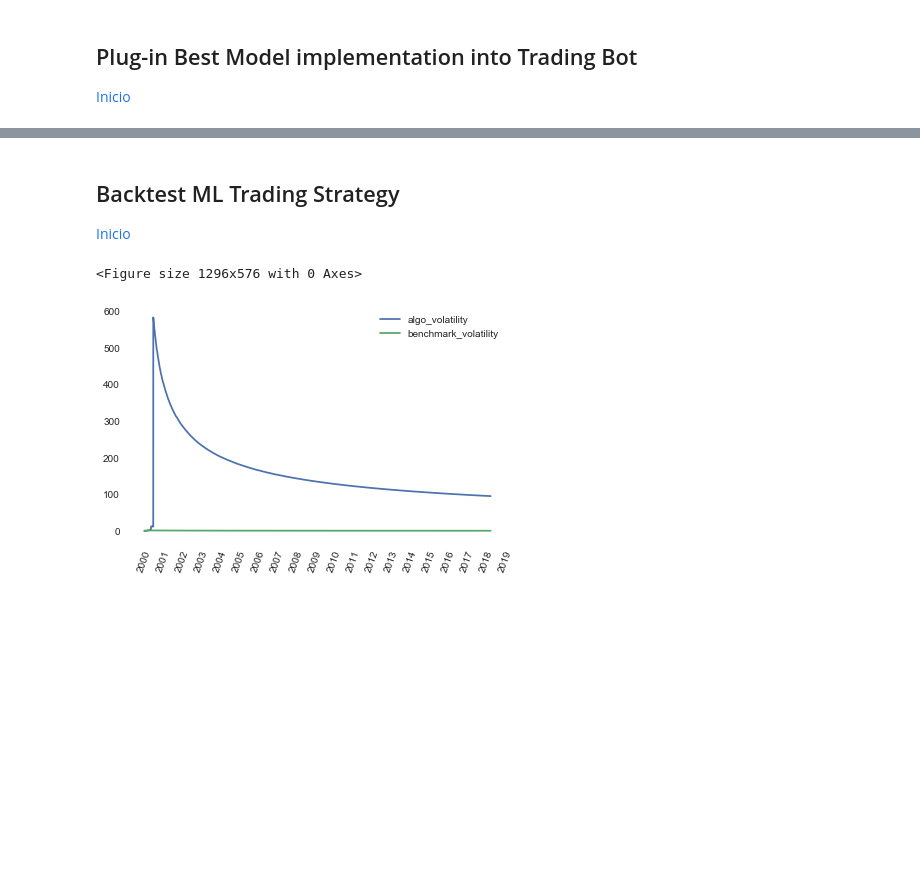
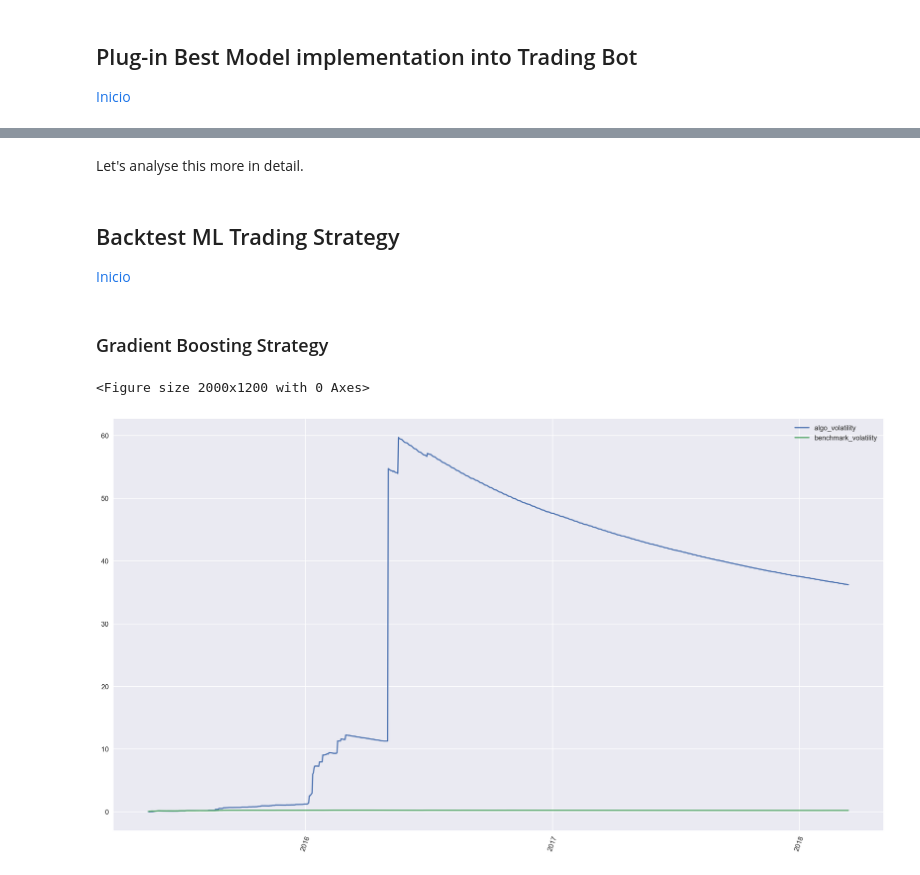
Before and after one commit to isabelpuche/ml_for_algo_trading, a Jupyter notebook: notebooks/ml_pipeline.ipynb, the cells around one changed output, grey strips where cells are left out. Drawn from its saved outputs; the diff is of its cells as text; code cells hidden in the pictures; blank space fills up the shorter version.

```diff
--- a/notebooks/ml_pipeline.ipynb
+++ b/notebooks/ml_pipeline.ipynb
@@ -776,41 +819,45 @@ The portfolio value has reached a value of round 228 million EUR, whereas the cl
+# %% [markdown]
+Let's analyse this more in detail.
 # %% [markdown]
 ## Backtest ML Trading Strategy
 <div style = "float:right"><a style="text-decoration:none" href = "#inicio">Inicio</a></div>
+# %% [markdown]
+### Gradient Boosting Strategy
 # %%
-df = pd.read_csv('../reports/buy_and_hold.csv')
+df = pd.read_csv('../reports/buy_and_hold_GB.csv')
 # %%
 df = df.rename(columns={'Unnamed: 0':'date'}).set_index('date')
 # %%
 from matplotlib import pyplot as plt
 from matplotlib.dates import YearLocator, date2num, DateFormatter
 
-plt.figure(figsize = (18, 8))
+plt.figure(figsize = (10, 6))
 
 df.index = pd.DatetimeIndex(df.index)
 
 fig, ax = plt.subplots()
 
 fig.subplots_adjust(bottom=0.3)
 
 # Create a plot
 ax.plot(df.index, df.algo_volatility)
 ax.plot(df.index, df.benchmark_volatility)
 
 lctr = YearLocator()
 frmt = DateFormatter('%Y')
 
 # Final formatting
 ax.xaxis.set_major_locator(lctr)
 ax.xaxis.set_major_formatter(frmt)
 
 plt.xticks(rotation=70)
 plt.tight_layout()
 
 plt.legend()
 plt.show()
 # %% [output]
-<Figure size 1296x576 with 0 Axes>
+<Figure size 2000x1200 with 0 Axes>
-[figure, old version]
+[figure, new version]
 # %%
 from matplotlib import pyplot as plt
 from matplotlib.dates import YearLocator, date2num, DateFormatter
```
Also changed, not shown: parts of 32 cells of this notebook, 10 other files.
